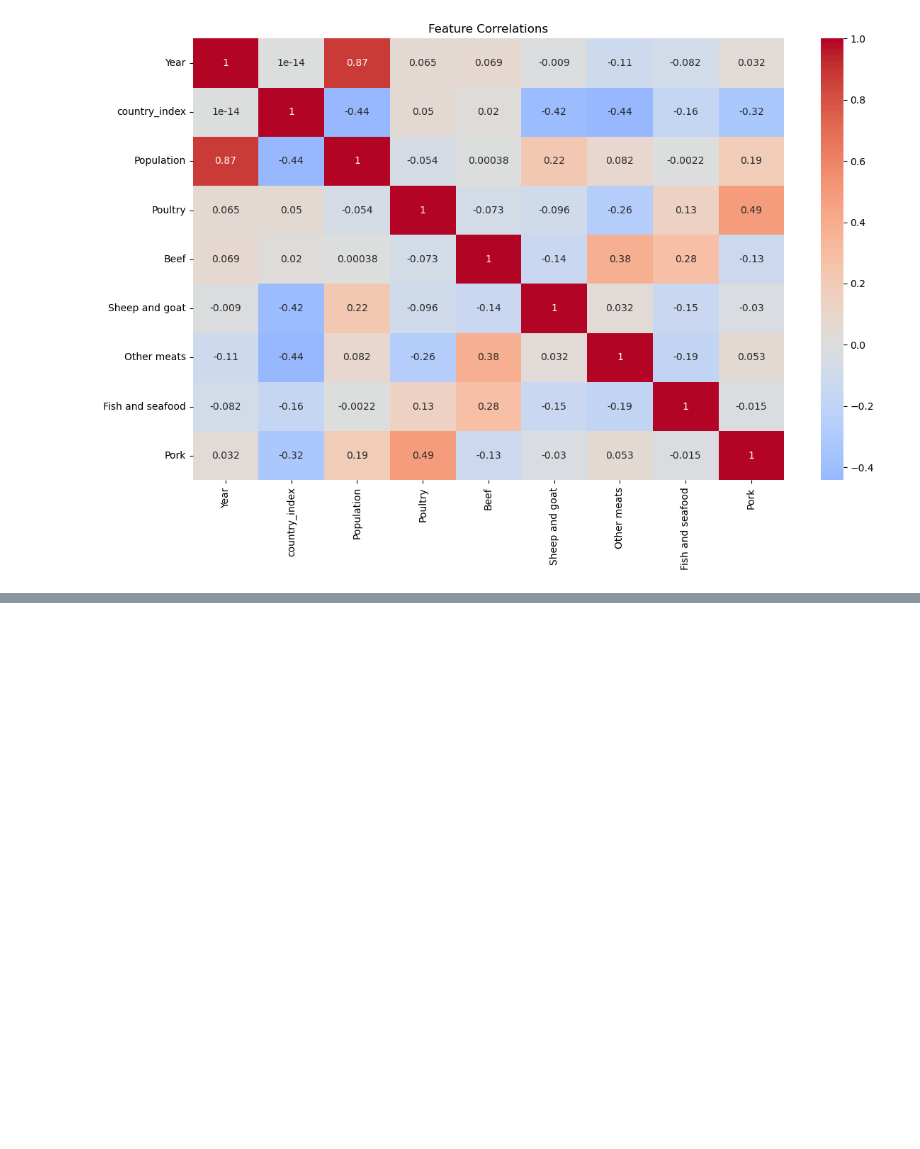
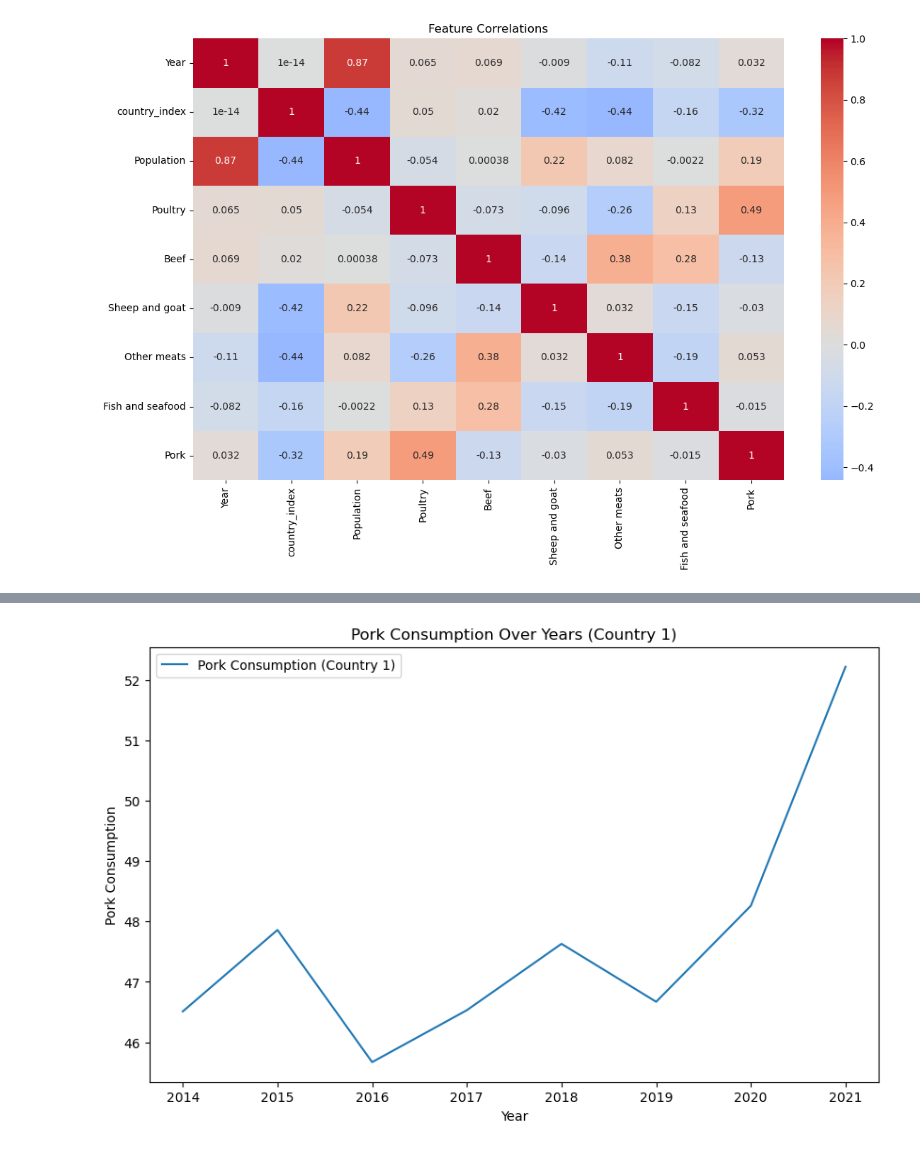
Before and after one commit to seccodingguy/Team1---Project2, a Jupyter notebook: Team2Project.ipynb, the cells around one changed output, grey strips where cells are left out. Saved outputs shown, nothing was run; the diff lists cells and outputs as text; code cells hidden in the pictures; blank space fills up the shorter version.

```diff
--- a/Team2Project.ipynb
+++ b/Team2Project.ipynb
@@ -278,0 +330,13 @@ plt.show()
+# %%
+from statsmodels.tsa.arima.model import ARIMA
+country_df = df_clean[df_clean['country_index'] == 1]
+country_pork_ts = country_df.groupby('Year')['Pork'].mean()
+plt.figure(figsize=(10, 6))
+plt.plot(country_pork_ts, label='Pork Consumption (Country 1)')
+plt.title('Pork Consumption Over Years (Country 1)')
+plt.xlabel('Year')
+plt.ylabel('Pork Consumption')
+plt.legend()
+plt.show()
+# %% [output]
+[figure, added]
```
Also changed, not shown: parts of 3 cells of this notebook.
